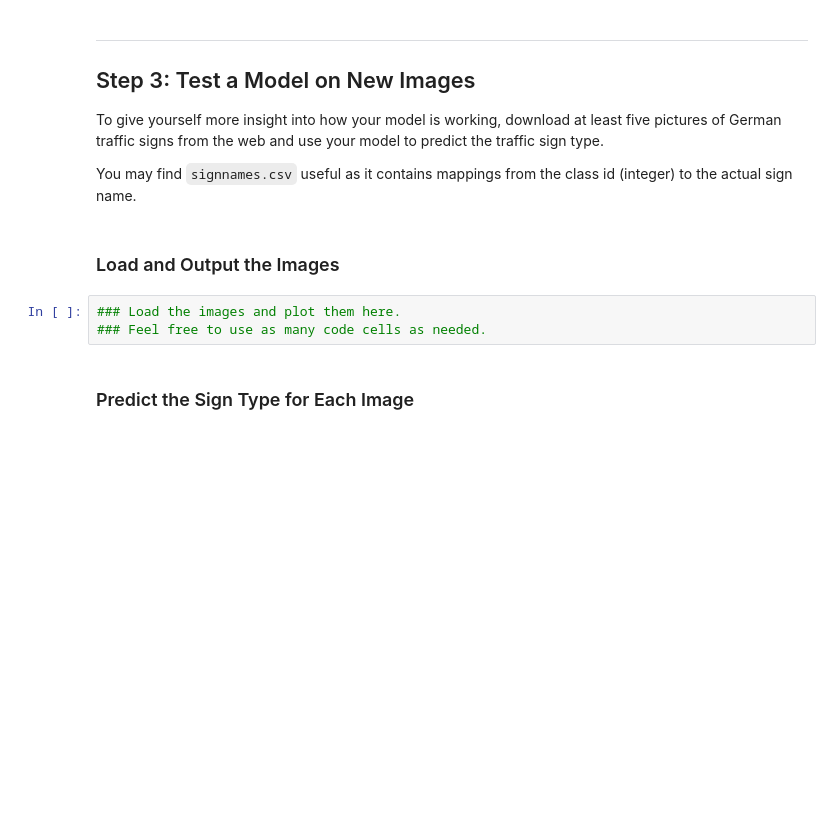
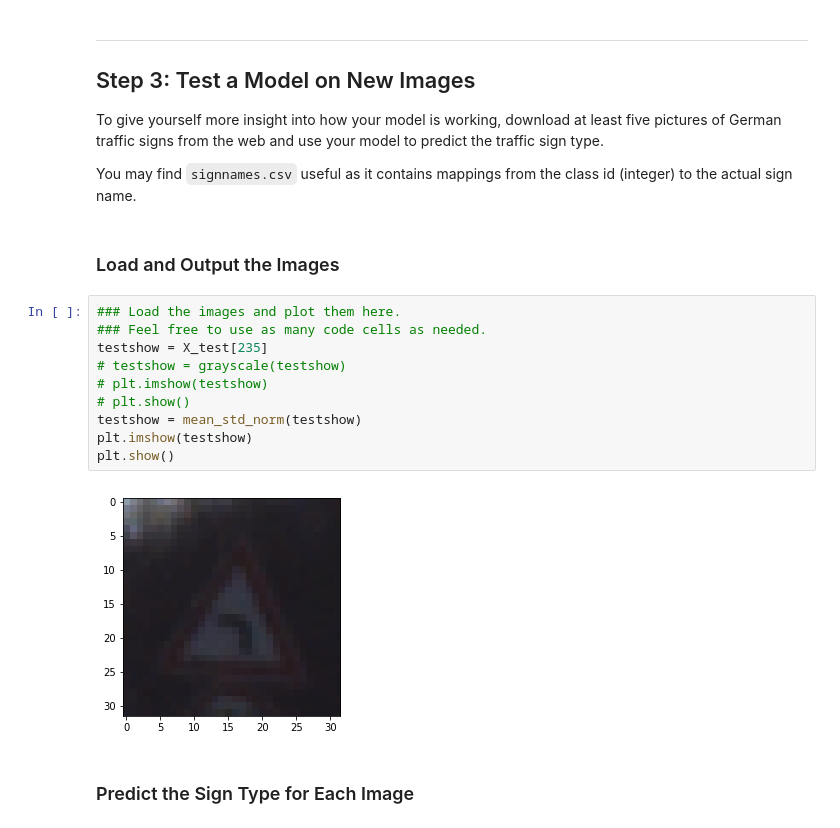
Before and after one commit to wizardkeven/Guokai-Traffic-Sign-Classifier-Project, a Jupyter notebook: Traffic_Sign_Classifier.ipynb, the cells around one changed output. Saved outputs shown, nothing was run; the diff lists cells and outputs as text; blank space fills up the shorter version.

Commit message:
add labeling test data and display

```diff
--- a/Traffic_Sign_Classifier.ipynb
+++ b/Traffic_Sign_Classifier.ipynb
@@ -426,6 +426,15 @@ You may find `signnames.csv` useful as it contains mappings from the class id (i
 # %%
 ### Load the images and plot them here.
 ### Feel free to use as many code cells as needed.
+testshow = X_test[235]
+# testshow = grayscale(testshow)
+# plt.imshow(testshow)
+# plt.show()
+testshow = mean_std_norm(testshow)
+plt.imshow(testshow)
+plt.show()
+# %% [output]
+[figure, added]
 # %% [markdown]
 ### Predict the Sign Type for Each Image
 # %%
```
Also changed, not shown: parts of 5 cells of this notebook, 1 other file.
